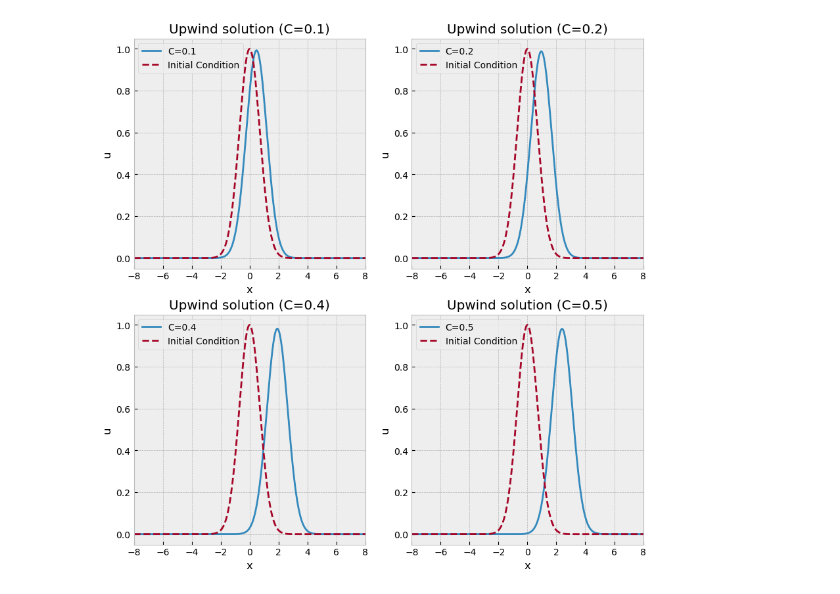
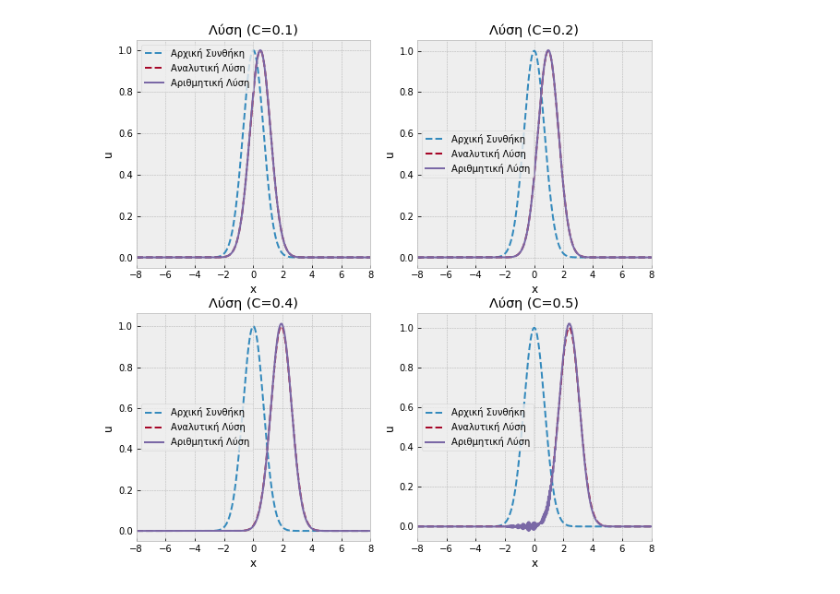
Before and after one commit to raptistasos/CFD_python_GR, a Jupyter notebook: Notebooks/Chapter6_only_code.ipynb, the cells around one changed output. Cells and saved outputs as stored; diff of their text form; code cells hidden in the pictures.

```diff
--- a/Notebooks/Chapter6_only_code.ipynb
+++ b/Notebooks/Chapter6_only_code.ipynb
@@ -70,23 +0,0 @@ def upwind(nt, nx, u0, C):
-# %%
-# Create figure and subplots
-fig, axs = plt.subplots(2, 2, figsize=(10, 10))
-axs = axs.ravel()
-
-# Loop over Courant numbers
-for i, C in enumerate(C_values):
-
-    # Compute the solution using upwind
-    u = upwind(nt, nx, u0, C)
-
-    # Plot the solution
-    axs[i].plot(x, u[-1], label=f'C={C}')
-    axs[i].plot(x, u0, '--', label='Initial Condition')
-    axs[i].set_xlim([xmin, xmax])
-    axs[i].set_xlabel("x")
-    axs[i].set_ylabel("u")
-    axs[i].set_title(f'Upwind solution (C={C})')
-    axs[i].legend()
-
-plt.show()
-# %% [output]
-[figure, removed]
@@ -92,0 +121,24 @@ plt.show()
+# %%
+# Ορισμός των παραμέτρων
+nx = 1000  # Αριθμός σημείων στο πλέγμα
+xmin = -8  # Ελάχιστη τιμή του x
+xmax = 8  # Μέγιστη τιμή του x
+nt = 300  # Αριθμός χρονικών βημάτων
+tstart = 0  # Αρχική χρονική στιγμή
+tend = 3  # Τελική χρονική στιγμή
+dt = (tend - tstart) / (nt - 1)  # Χρονικό βήμα
+C_values = np.array([0.1, 0.2, 0.4, 0.5])  # Τιμές του C
+
+x, dx = create_grid(nx, xmin, xmax)  # Δημιουργία του πλέγματος
+u0 = np.exp(-x ** 2)  # Αρχική κατάσταση
+
+# Υπολογισμός αναλυτικών λύσεων
+u_analytic = np.exp(-(x - C_values[:, np.newaxis] * (dx / dt) * tend) ** 2)
+
+# Δημιουργία λίστας αριθμητικών λύσεων με τη μέθοδο FTCS
+u_numerical = [ftcs(nt, nx, u0, C) for C in C_values]
+
+# Προβολή των λύσεων
+plot_solution(x, u0, u_numerical, u_analytic, C_values)
+# %% [output]
+[figure, added]
```
Also changed, not shown: parts of 21 cells of this notebook, 1 other file.
